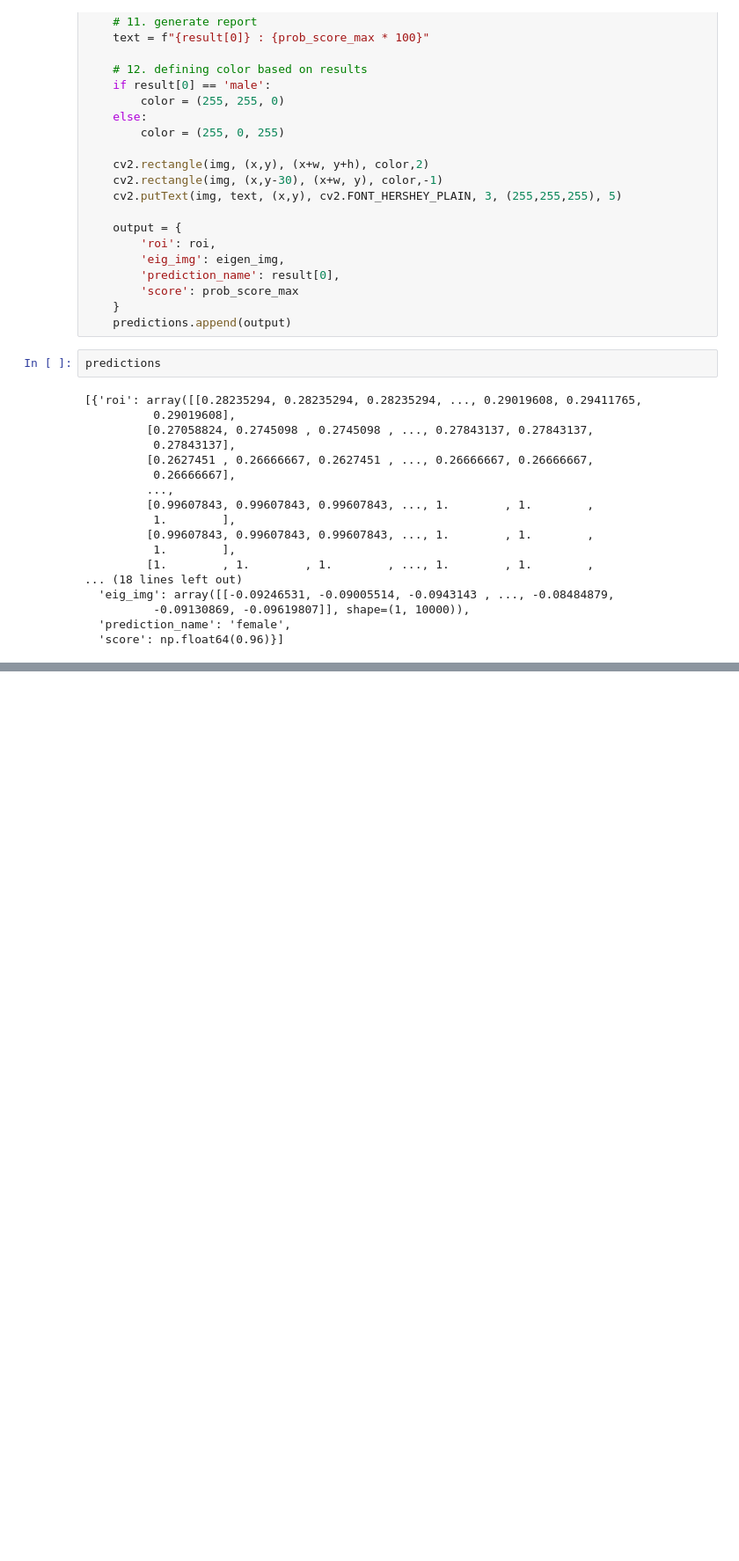
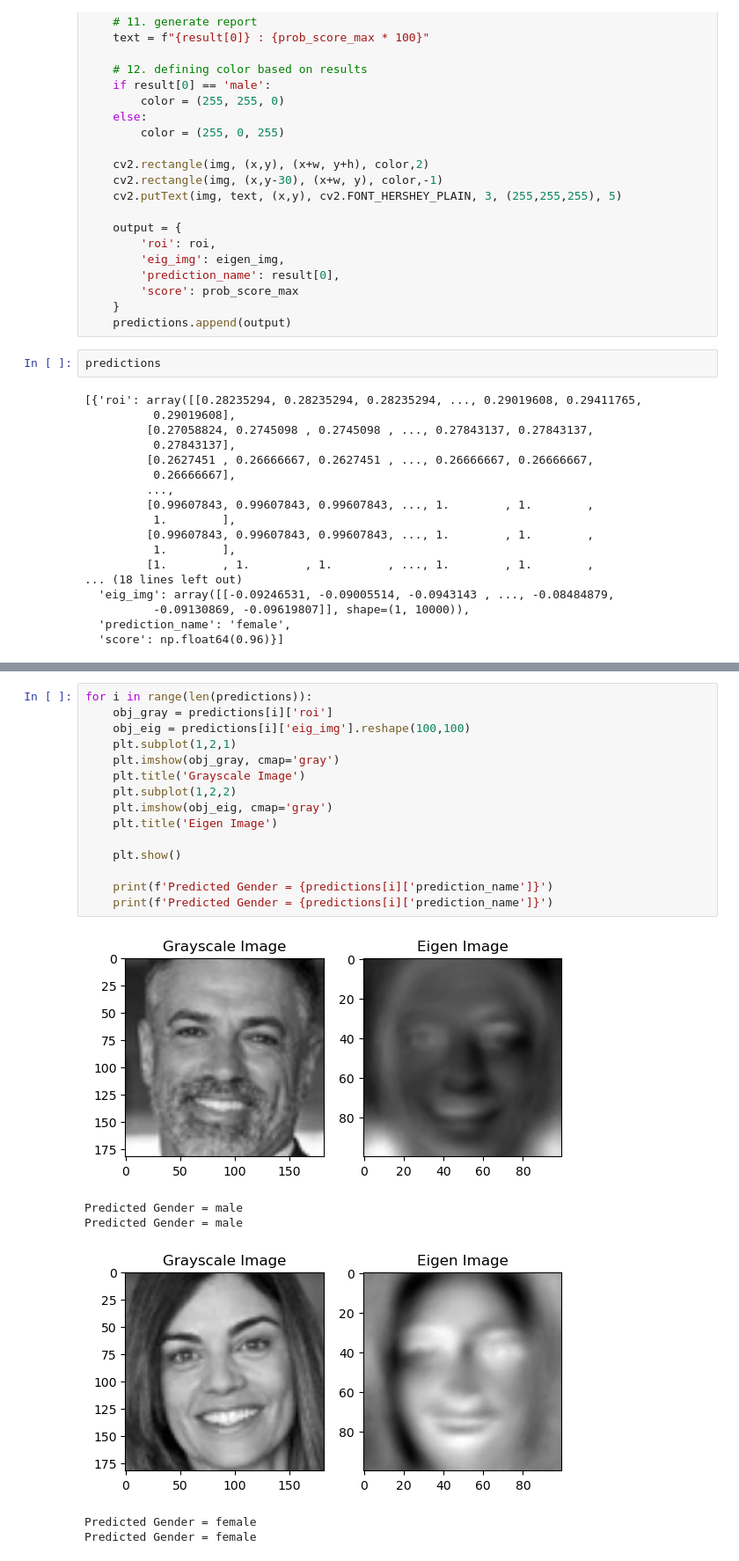
Before and after one commit to YoungSong99/gender-recognition, a Jupyter notebook: 05_pipeline.ipynb, the cells around one changed output, grey strips where cells are left out. Shown: that part at 88% size. Drawn from its saved outputs; the diff is of its cells as text; blank space fills up the shorter version.

Commit message:
feat: pipeline - print the result report

```diff
--- a/05_pipeline.ipynb
+++ b/05_pipeline.ipynb
@@ -94 +94,23 @@ plt.imshow(img_rgb)
 [figure]
+# %%
+for i in range(len(predictions)):
+    obj_gray = predictions[i]['roi']
+    obj_eig = predictions[i]['eig_img'].reshape(100,100)
+    plt.subplot(1,2,1)
+    plt.imshow(obj_gray, cmap='gray')
+    plt.title('Grayscale Image')
+    plt.subplot(1,2,2)
+    plt.imshow(obj_eig, cmap='gray')
+    plt.title('Eigen Image')
+
+    plt.show()
+
+    print(f'Predicted Gender = {predictions[i]['prediction_name']}')
+    print(f'Predicted Gender = {predictions[i]['prediction_name']}')
+# %% [output]
+[figure, added]
+Predicted Gender = male
+Predicted Gender = male
+[figure, added]
+Predicted Gender = female
+Predicted Gender = female
```
Also changed, not shown: parts of 1 cell of this notebook.
